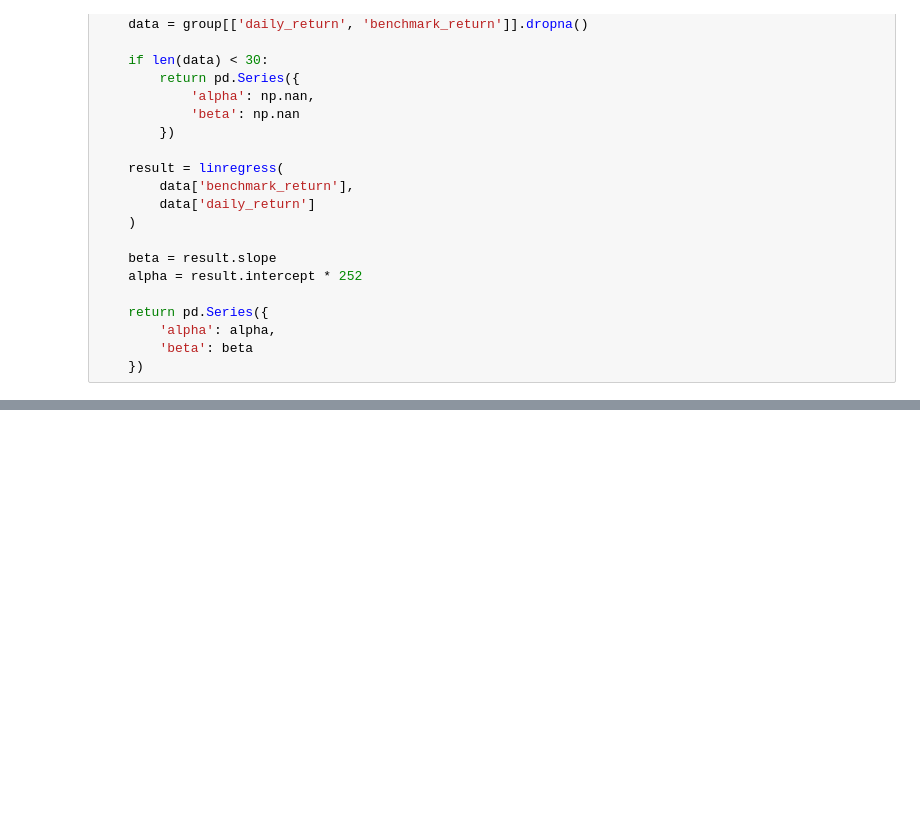
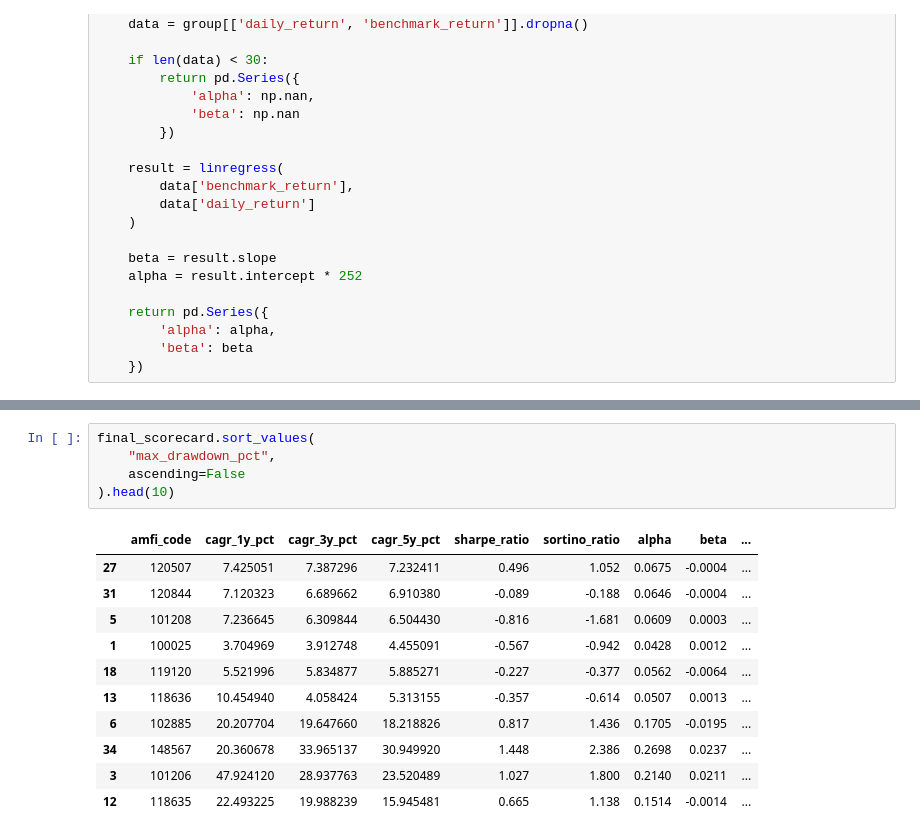
Before and after one commit to Bharathreddy560/mutual-funds, a Jupyter notebook: performance_analytics.ipynb, the cells around one changed output, grey strips where cells are left out. Saved outputs shown, nothing was run; the diff lists cells and outputs as text; blank space fills up the shorter version.

```diff
--- a/performance_analytics.ipynb
+++ b/performance_analytics.ipynb
@@ -1096,0 +1321,17 @@ benchmark_comparison.png saved successfully!
+# %%
+final_scorecard.sort_values(
+    "max_drawdown_pct",
+    ascending=False
+).head(10)
+# %% [output]
+|  | amfi_code | cagr_1y_pct | cagr_3y_pct | cagr_5y_pct | sharpe_ratio | sortino_ratio | alpha | beta | ... |
+| 27 | 120507 | 7.425051 | 7.387296 | 7.232411 | 0.496 | 1.052 | 0.0675 | -0.0004 | ... |
+| 31 | 120844 | 7.120323 | 6.689662 | 6.910380 | -0.089 | -0.188 | 0.0646 | -0.0004 | ... |
+| 5 | 101208 | 7.236645 | 6.309844 | 6.504430 | -0.816 | -1.681 | 0.0609 | 0.0003 | ... |
+| 1 | 100025 | 3.704969 | 3.912748 | 4.455091 | -0.567 | -0.942 | 0.0428 | 0.0012 | ... |
+| 18 | 119120 | 5.521996 | 5.834877 | 5.885271 | -0.227 | -0.377 | 0.0562 | -0.0064 | ... |
+| 13 | 118636 | 10.454940 | 4.058424 | 5.313155 | -0.357 | -0.614 | 0.0507 | 0.0013 | ... |
+| 6 | 102885 | 20.207704 | 19.647660 | 18.218826 | 0.817 | 1.436 | 0.1705 | -0.0195 | ... |
+| 34 | 148567 | 20.360678 | 33.965137 | 30.949920 | 1.448 | 2.386 | 0.2698 | 0.0237 | ... |
+| 3 | 101206 | 47.924120 | 28.937763 | 23.520489 | 1.027 | 1.800 | 0.2140 | 0.0211 | ... |
+| 12 | 118635 | 22.493225 | 19.988239 | 15.945481 | 0.665 | 1.138 | 0.1514 | -0.0014 | ... |
```
Also changed, not shown: parts of 108 cells of this notebook, 18 other files.
